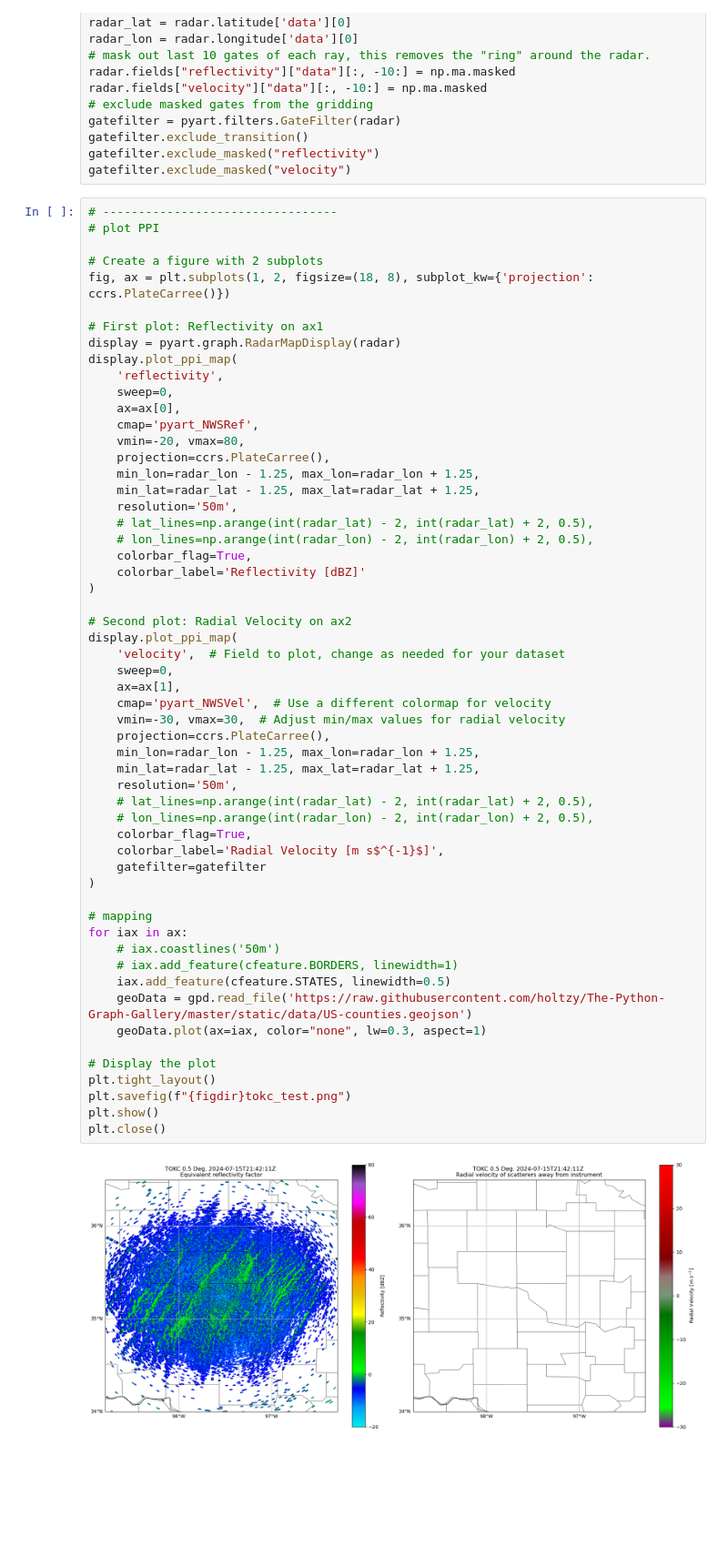
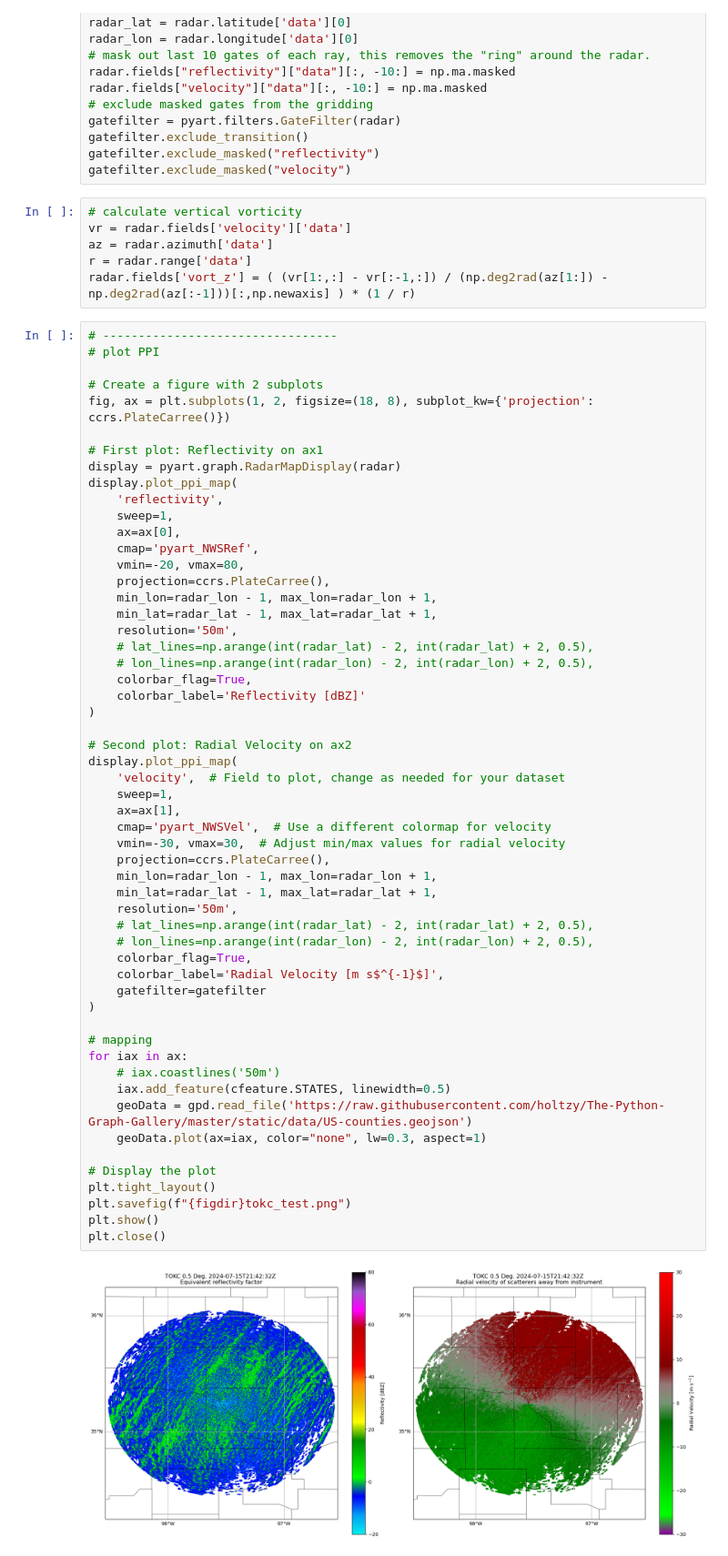
Before and after one commit to robbyfrost/TurbTor_Misc_Code, a Jupyter notebook: tokc_analysis/tdop_ppi.ipynb, the cells around one changed output. Shown at 91% size. Cells and saved outputs as stored; diff of their text form; blank space fills up the shorter version.

```diff
--- a/tokc_analysis/tdop_ppi.ipynb
+++ b/tokc_analysis/tdop_ppi.ipynb
@@ -40,6 +50,12 @@ gatefilter = pyart.filters.GateFilter(radar)
 gatefilter.exclude_transition()
 gatefilter.exclude_masked("reflectivity")
 gatefilter.exclude_masked("velocity")
+# %%
+# calculate vertical vorticity
+vr = radar.fields['velocity']['data']
+az = radar.azimuth['data']
+r = radar.range['data']
+radar.fields['vort_z'] = ( (vr[1:,:] - vr[:-1,:]) / (np.deg2rad(az[1:]) - np.deg2rad(az[:-1]))[:,np.newaxis] ) * (1 / r)
 # %%
 # ---------------------------------
 # plot PPI
@@ -51,13 +67,13 @@ fig, ax = plt.subplots(1, 2, figsize=(18, 8), subplot_kw={'projection': ccrs.Pla
 display = pyart.graph.RadarMapDisplay(radar)
 display.plot_ppi_map(
     'reflectivity',
-    sweep=0,
+    sweep=1,
     ax=ax[0],
     cmap='pyart_NWSRef',
     vmin=-20, vmax=80,
     projection=ccrs.PlateCarree(),
-    min_lon=radar_lon - 1.25, max_lon=radar_lon + 1.25,
-    min_lat=radar_lat - 1.25, max_lat=radar_lat + 1.25,
+    min_lon=radar_lon - 1, max_lon=radar_lon + 1,
+    min_lat=radar_lat - 1, max_lat=radar_lat + 1,
     resolution='50m',
     # lat_lines=np.arange(int(radar_lat) - 2, int(radar_lat) + 2, 0.5),
     # lon_lines=np.arange(int(radar_lon) - 2, int(radar_lon) + 2, 0.5),
@@ -66,35 +82,34 @@ display.plot_ppi_map(
 )
 
 # Second plot: Radial Velocity on ax2
 display.plot_ppi_map(
     'velocity',  # Field to plot, change as needed for your dataset
-    sweep=0,
+    sweep=1,
     ax=ax[1],
     cmap='pyart_NWSVel',  # Use a different colormap for velocity
     vmin=-30, vmax=30,  # Adjust min/max values for radial velocity
     projection=ccrs.PlateCarree(),
-    min_lon=radar_lon - 1.25, max_lon=radar_lon + 1.25,
-    min_lat=radar_lat - 1.25, max_lat=radar_lat + 1.25,
+    min_lon=radar_lon - 1, max_lon=radar_lon + 1,
+    min_lat=radar_lat - 1, max_lat=radar_lat + 1,
     resolution='50m',
     # lat_lines=np.arange(int(radar_lat) - 2, int(radar_lat) + 2, 0.5),
     # lon_lines=np.arange(int(radar_lon) - 2, int(radar_lon) + 2, 0.5),
     colorbar_flag=True,
     colorbar_label='Radial Velocity [m s$^{-1}$]',
     gatefilter=gatefilter
 )
 
 # mapping
 for iax in ax:
     # iax.coastlines('50m')
-    # iax.add_feature(cfeature.BORDERS, linewidth=1)
     iax.add_feature(cfeature.STATES, linewidth=0.5)
     geoData = gpd.read_file('https://raw.githubusercontent.com/holtzy/The-Python-Graph-Gallery/master/static/data/US-counties.geojson')
     geoData.plot(ax=iax, color="none", lw=0.3, aspect=1)
 
 # Display the plot
 plt.tight_layout()
 plt.savefig(f"{figdir}tokc_test.png")
 plt.show()
 plt.close()
 # %% [output]
-[figure, old version]
+[figure, new version]
```
Also changed, not shown: parts of 2 cells of this notebook, 2 other files.
